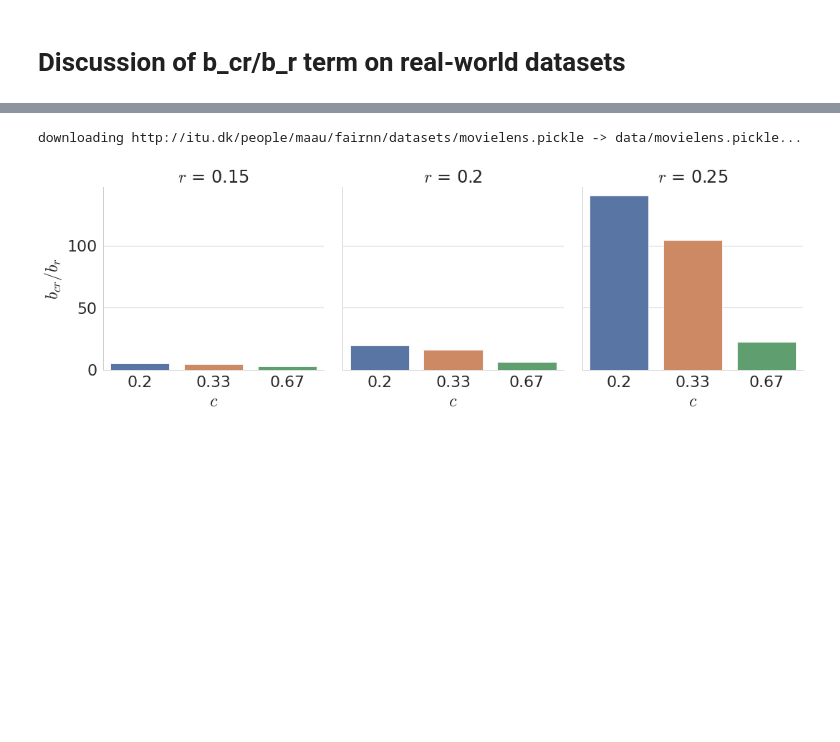
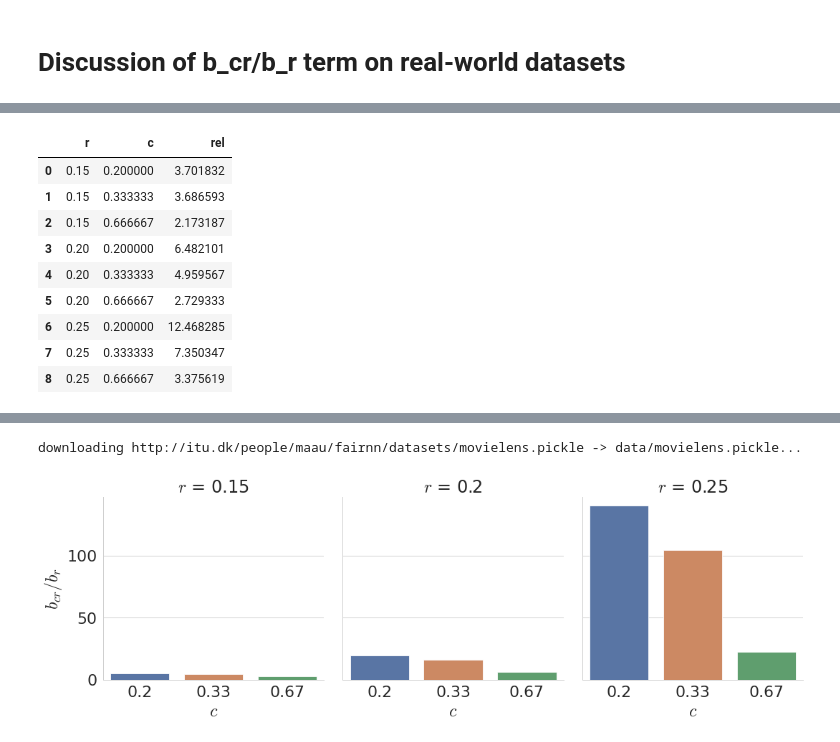
Before and after one commit to alfahaf/fair-nn, a Jupyter notebook: eval.ipynb, the cells around one changed output, grey strips where cells are left out. Cells and saved outputs as stored; diff of their text form; code cells hidden in the pictures; blank space fills up the shorter version.

```diff
--- a/eval.ipynb
+++ b/eval.ipynb
@@ -104,3 +106,27 @@ def ratio_plot(ds_name, distance_fn, rs, cs):
     ball_grouped_df['rel'] = ball_grouped_df[['br', 'bcr']].apply(lambda x:  x[1] / x[0], axis=1)
     sns.catplot(data=ball_grouped_df[['r', 'c', 'rel']].round(2).rename(columns={'r': '$r$', 'c': '$c$', 'rel' : '$b_{cr} / b_r$'}),x='$c$', y='$b_{cr} / b_r$', kind='bar', col='$r$')
     plt.savefig(f"plots/{ds_name}_ratio_plot.pdf")
+
+def ratio_table(ds_name, distance_fn, rs, cs):
+    plt.rcParams["figure.figsize"] =(20,10)
+    sns.set_context('paper', font_scale=2.5)
+    data, queries, _, _ = get_dataset(ds_name)
+    groundtruth = bruteforce(data, queries, distance_fn)
+
+    ball_df = pd.DataFrame(data={'r' : [], 'c' : [], 'br' : [], 'bcr' :[], 'i' : [] })
+
+    for r in rs:
+        for c in cs:
+            for i in range(len(groundtruth)):
+                if distance_fn == l2:
+                    b_r = len([1 for p in groundtruth[i] if distance_fn(data[p], queries[i]) <= r])
+                    b_cr = len([1 for p in groundtruth[i] if distance_fn(data[p], queries[i]) <= r * c])
+                elif distance_fn == jaccard:
+                    b_r = len([1 for p in groundtruth[i] if distance_fn(data[p], queries[i]) >= r])
+                    b_cr = len([1 for p in groundtruth[i] if distance_fn(data[p], queries[i]) >= r * c])
+                ball_df = ball_df.append({'r': r, 'c' : c, 'br': b_r, 'bcr' : b_cr, 'i' : i}, ignore_index=True)
+
+
+    ball_grouped_df = ball_df.groupby(['r', 'c']).sum().reset_index()
+    ball_grouped_df['rel'] = ball_grouped_df[['br', 'bcr']].apply(lambda x:  x[1] / x[0], axis=1)
+    return ball_grouped_df[['r', 'c', 'rel']]
@@ -107,3 +163,16 @@ def ratio_plot(ds_name, distance_fn, rs, cs):
+# %%
+ratio_table("lastfm", jaccard, (0.15, 0.2, 0.25), (2/3, 1/3, 1/5))
+# %% [output]
+|  | r | c | rel |
+| 0 | 0.15 | 0.200000 | 3.701832 |
+| 1 | 0.15 | 0.333333 | 3.686593 |
+| 2 | 0.15 | 0.666667 | 2.173187 |
+| 3 | 0.20 | 0.200000 | 6.482101 |
+| 4 | 0.20 | 0.333333 | 4.959567 |
+| 5 | 0.20 | 0.666667 | 2.729333 |
+| 6 | 0.25 | 0.200000 | 12.468285 |
+| 7 | 0.25 | 0.333333 | 7.350347 |
+| 8 | 0.25 | 0.666667 | 3.375619 |
 # %%
 ratio_plot("lastfm", jaccard, (0.15, 0.2, 0.25), (2/3, 1/3, 1/5))
 # %% [output]
```
Also changed, not shown: parts of 6 cells of this notebook, 4 other files.
